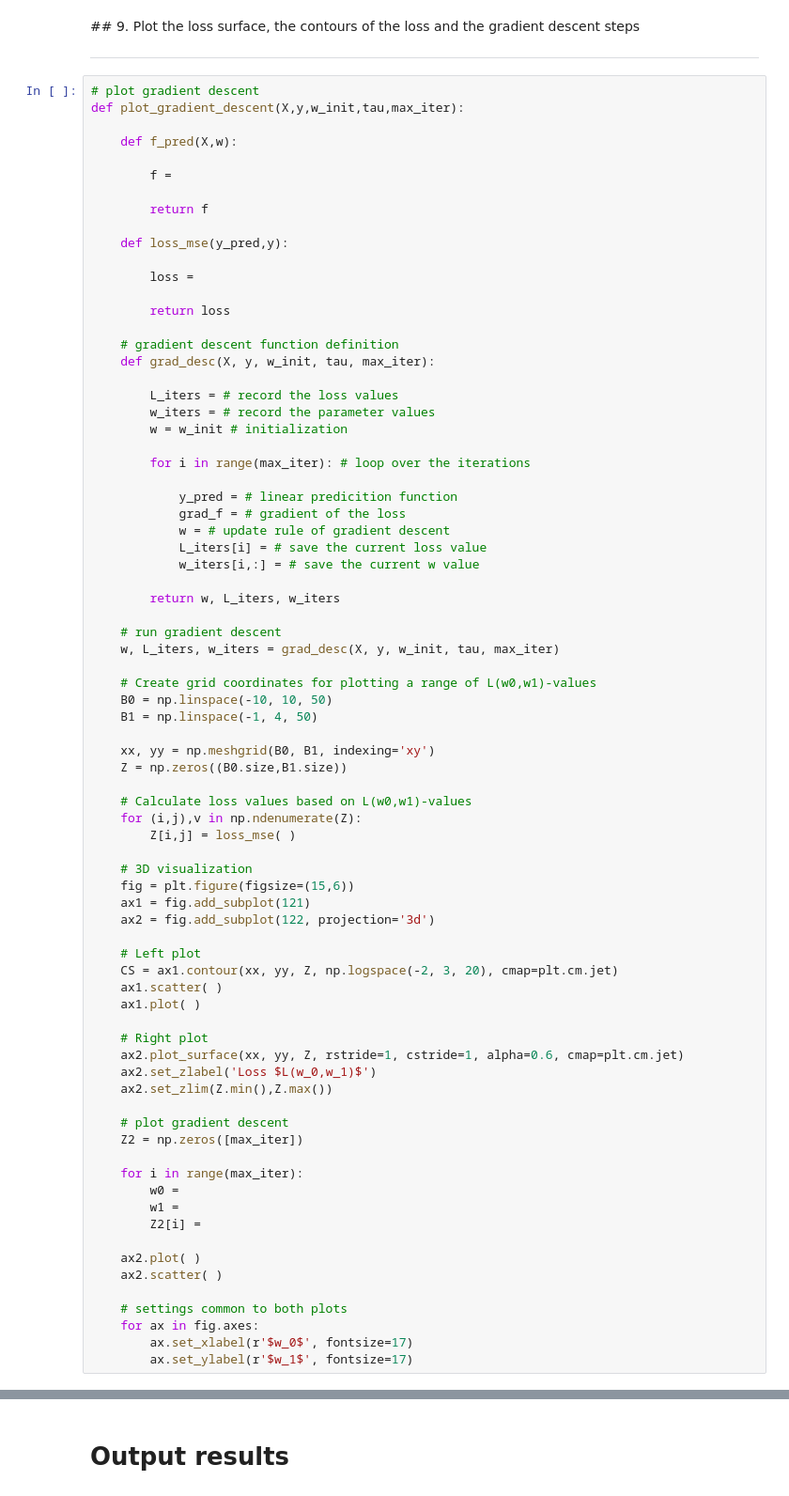
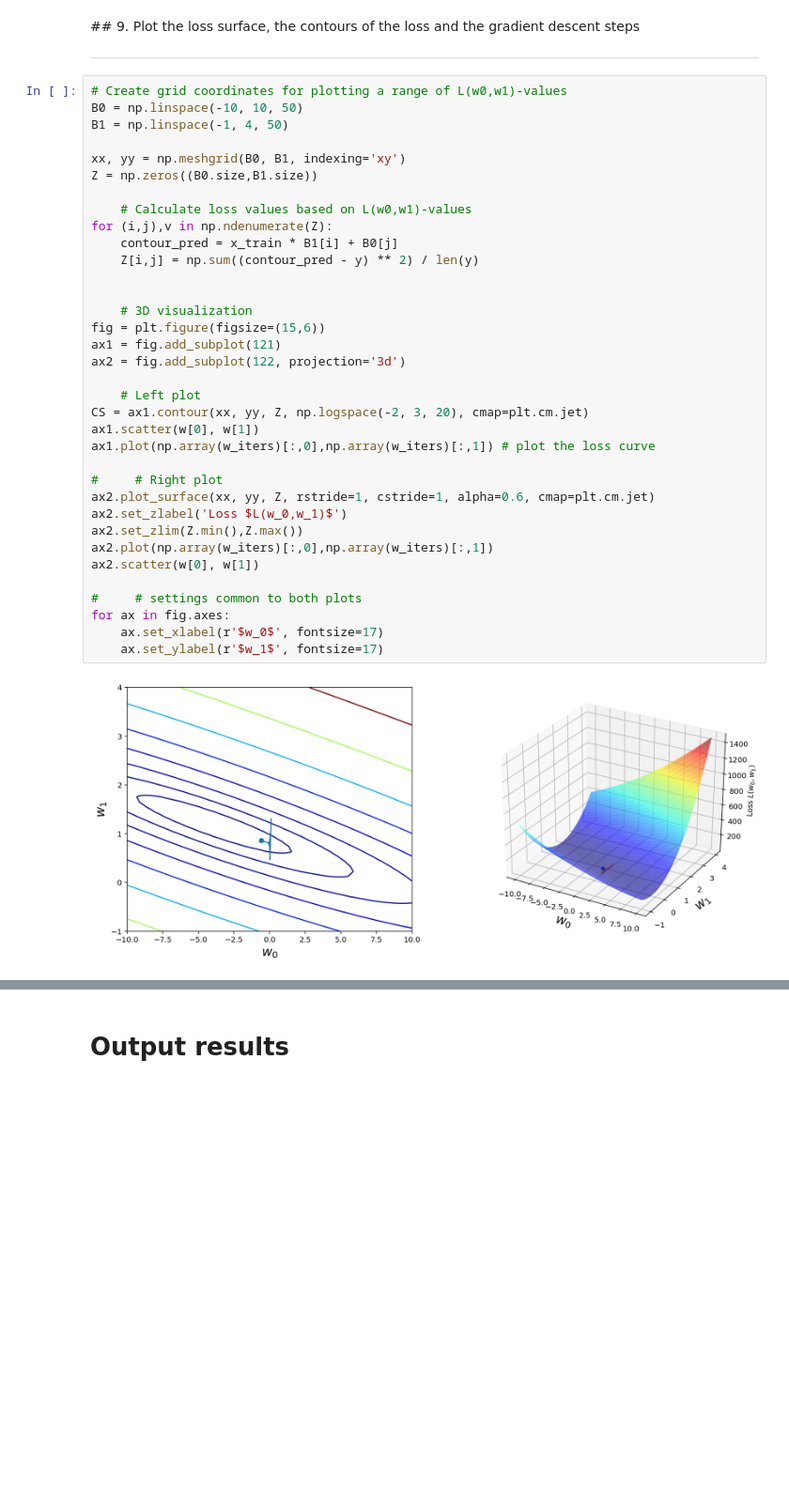
Before and after one commit to minjoong507/Machine-learning-project, a Jupyter notebook: 2week/assignment-02-b.ipynb, the cells around one changed output, grey strips where cells are left out. Shown at 94% size. Drawn from its saved outputs; the diff is of its cells as text; blank space fills up the shorter version.

```diff
--- a/2week/assignment-02-b.ipynb
+++ b/2week/assignment-02-b.ipynb
@@ -309,79 +322,39 @@ loss gradient descent= 11.90628849744614
 ## 9. Plot the loss surface, the contours of the loss and the gradient descent steps
 <hr>
 # %%
-# plot gradient descent
-def plot_gradient_descent(X,y,w_init,tau,max_iter):
+# Create grid coordinates for plotting a range of L(w0,w1)-values
+B0 = np.linspace(-10, 10, 50)
+B1 = np.linspace(-1, 4, 50)
 
-    def f_pred(X,w):
-
-        f =
-
-        return f
-
-    def loss_mse(y_pred,y):
-
-        loss =
-
-        return loss
-
-    # gradient descent function definition
-    def grad_desc(X, y, w_init, tau, max_iter):
-
-        L_iters = # record the loss values
-        w_iters = # record the parameter values
-        w = w_init # initialization
-
-        for i in range(max_iter): # loop over the iterations
-
-            y_pred = # linear predicition function
-            grad_f = # gradient of the loss
-            w = # update rule of gradient descent
-            L_iters[i] = # save the current loss value
-            w_iters[i,:] = # save the current w value
-
-        return w, L_iters, w_iters
-
-    # run gradient descent
-    w, L_iters, w_iters = grad_desc(X, y, w_init, tau, max_iter)
-
-    # Create grid coordinates for plotting a range of L(w0,w1)-values
-    B0 = np.linspace(-10, 10, 50)
-    B1 = np.linspace(-1, 4, 50)
-
-    xx, yy = np.meshgrid(B0, B1, indexing='xy')
-    Z = np.zeros((B0.size,B1.size))
+xx, yy = np.meshgrid(B0, B1, indexing='xy')
+Z = np.zeros((B0.size,B1.size))
 
     # Calculate loss values based on L(w0,w1)-values
-    for (i,j),v in np.ndenumerate(Z):
-        Z[i,j] = loss_mse( )
+for (i,j),v in np.ndenumerate(Z):
+    contour_pred = x_train * B1[i] + B0[j]
+    Z[i,j] = np.sum((contour_pred - y) ** 2) / len(y)
+
 
     # 3D visualization
-    fig = plt.figure(figsize=(15,6))
-    ax1 = fig.add_subplot(121)
-    ax2 = fig.add_subplot(122, projection='3d')
+fig = plt.figure(figsize=(15,6))
+ax1 = fig.add_subplot(121)
+ax2 = fig.add_subplot(122, projection='3d')
 
     # Left plot
-    CS = ax1.contour(xx, yy, Z, np.logspace(-2, 3, 20), cmap=plt.cm.jet)
-    ax1.scatter( )
-    ax1.plot( )
+CS = ax1.contour(xx, yy, Z, np.logspace(-2, 3, 20), cmap=plt.cm.jet)
+ax1.scatter(w[0], w[1])
+ax1.plot(np.array(w_iters)[:,0],np.array(w_iters)[:,1]) # plot the loss curve
 
-    # Right plot
-    ax2.plot_surface(xx, yy, Z, rstride=1, cstride=1, alpha=0.6, cmap=plt.cm.jet)
-    ax2.set_zlabel('Loss $L(w_0,w_1)$')
-    ax2.set_zlim(Z.min(),Z.max())
+#     # Right plot
+ax2.plot_surface(xx, yy, Z, rstride=1, cstride=1, alpha=0.6, cmap=plt.cm.jet)
+ax2.set_zlabel('Loss $L(w_0,w_1)$')
+ax2.set_zlim(Z.min(),Z.max())
+ax2.plot(np.array(w_iters)[:,0],np.array(w_iters)[:,1])
+ax2.scatter(w[0], w[1])
 
-    # plot gradient descent
-    Z2 = np.zeros([max_iter])
-
-    for i in range(max_iter):
-        w0 =
-        w1 =
-        Z2[i] =
-
-    ax2.plot( )
-    ax2.scatter( )
-
-    # settings common to both plots
-    for ax in fig.axes:
-        ax.set_xlabel(r'$w_0$', fontsize=17)
-        ax.set_ylabel(r'$w_1$', fontsize=17)
+#     # settings common to both plots
+for ax in fig.axes:
+    ax.set_xlabel(r'$w_0$', fontsize=17)
+    ax.set_ylabel(r'$w_1$', fontsize=17)
+# %% [output]
+[figure, added]
```
Also changed, not shown: parts of 21 cells of this notebook, 1 other file.
